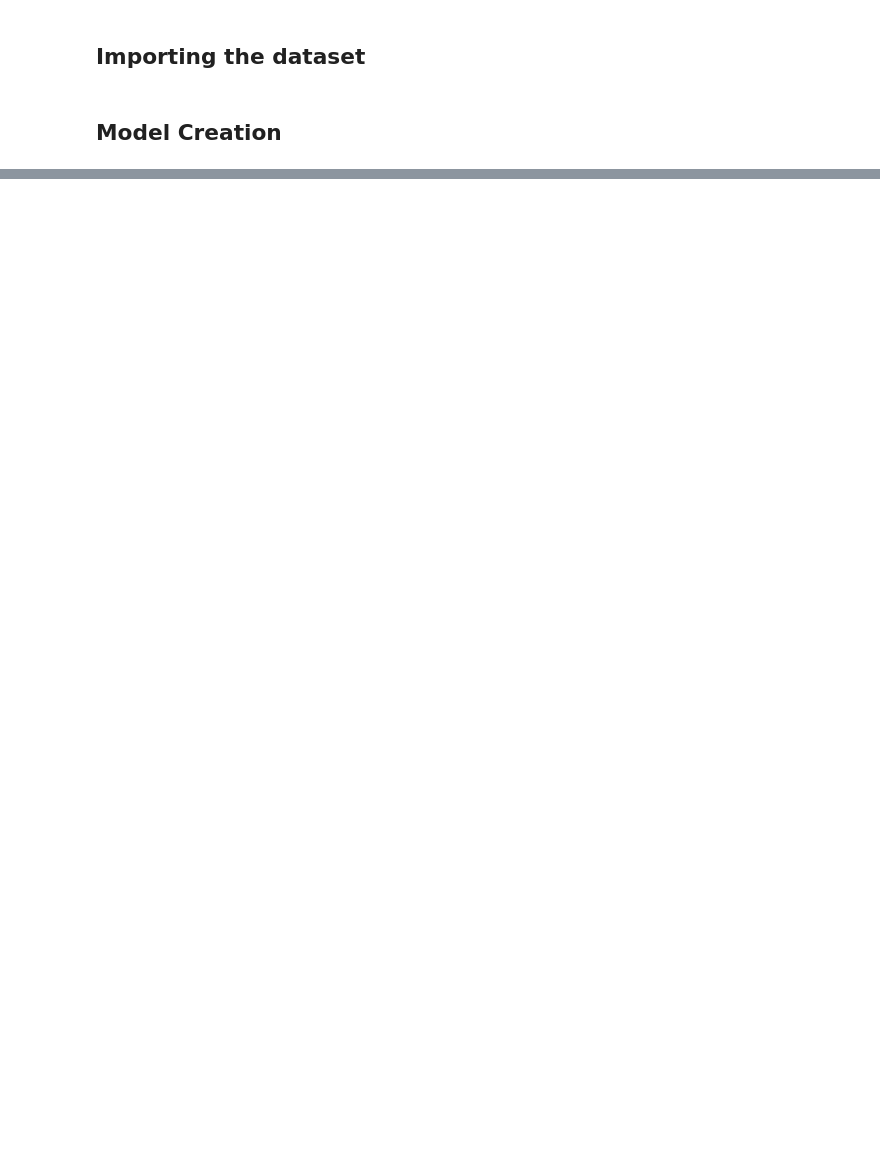
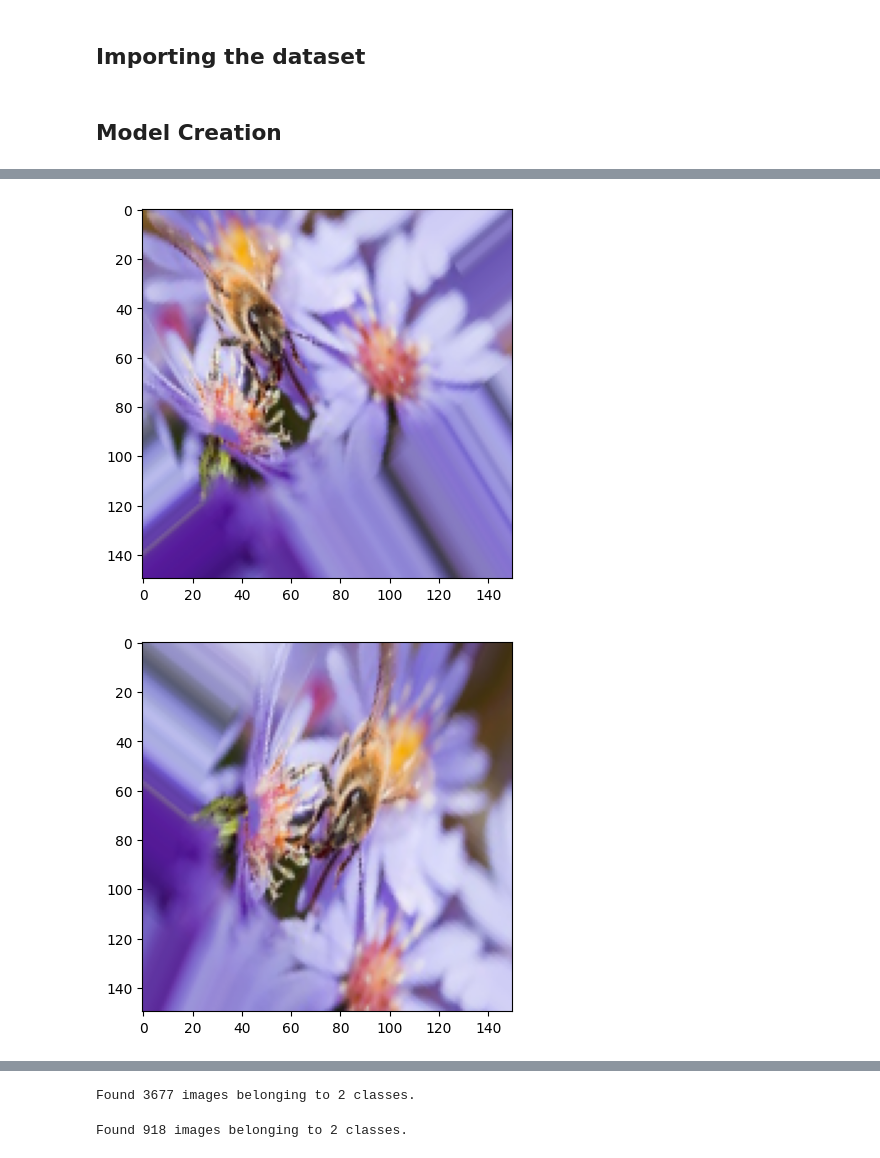
Before and after one commit to penscola/Machine-Learning-Zoomcamp, a Jupyter notebook: Deep_Learning/notebook/notebook.ipynb, the cells around one changed output, grey strips where cells are left out. Cells and saved outputs as stored; diff of their text form; code cells hidden in the pictures; blank space fills up the shorter version.

```diff
--- a/Deep_Learning/notebook/notebook.ipynb
+++ b/Deep_Learning/notebook/notebook.ipynb
@@ -26,3 +38,6 @@ test_dir = './test'
+# %%
+train_dir = '/content/drive/MyDrive/Deep_Learning/data/train'
+test_dir = '/content/drive/MyDrive/Deep_Learning/data/test'
 # %% [markdown]
 ## Model Creation
 # %%
@@ -40,0 +177,32 @@ model.add(layers.Dense(1, activation='sigmoid'))
+# %%
+datagen = ImageDataGenerator(
+    rotation_range=40,
+    width_shift_range=0.2,
+    height_shift_range=0.2,
+    shear_range=0.2,
+    zoom_range=0.2,
+    horizontal_flip=True,
+    fill_mode='nearest')
+# %%
+fnames = [os.path.join(train_dir+"/bee", fname) for
+    fname in os.listdir(train_dir+"/bee")]
+
+img_path = fnames[0]
+
+img = image.load_img(img_path, target_size=(150, 150))
+
+x = image.img_to_array(img)
+
+x = x.reshape((1,) + x.shape)
+
+i=0
+for batch in datagen.flow(x, batch_size=1):
+    plt.figure(i)
+    imgplot = plt.imshow(image.array_to_img(batch[0]))
+    i += 1
+    if i % 4 == 0:
+        break
+plt.show()
+# %% [output]
+[figure, added]
+[figure, added]
@@ -40,0 +211,28 @@ model.add(layers.Dense(1, activation='sigmoid'))
+# %%
+# Training
+train_datagen = ImageDataGenerator(
+    rescale=1./255,
+    rotation_range=40,
+    width_shift_range=0.2,
+    height_shift_range=0.2,
+    shear_range=0.2,
+    zoom_range=0.2,
+    horizontal_flip=True,)
+
+test_datagen = ImageDataGenerator(rescale=1./255)
+
+train_generator = train_datagen.flow_from_directory(train_dir,
+                                                    target_size=(150, 150),
+                                                    batch_size=32,
+                                                    class_mode='binary')
+# %% [output]
+Found 3677 images belonging to 2 classes.
+# %%
+# Validation
+validation_generator = test_datagen.flow_from_directory(
+    test_dir,
+    target_size=(150, 150),
+    batch_size=32,
+    class_mode='binary')
+# %% [output]
+Found 918 images belonging to 2 classes.
```
Also changed, not shown: parts of 27 cells of this notebook.
